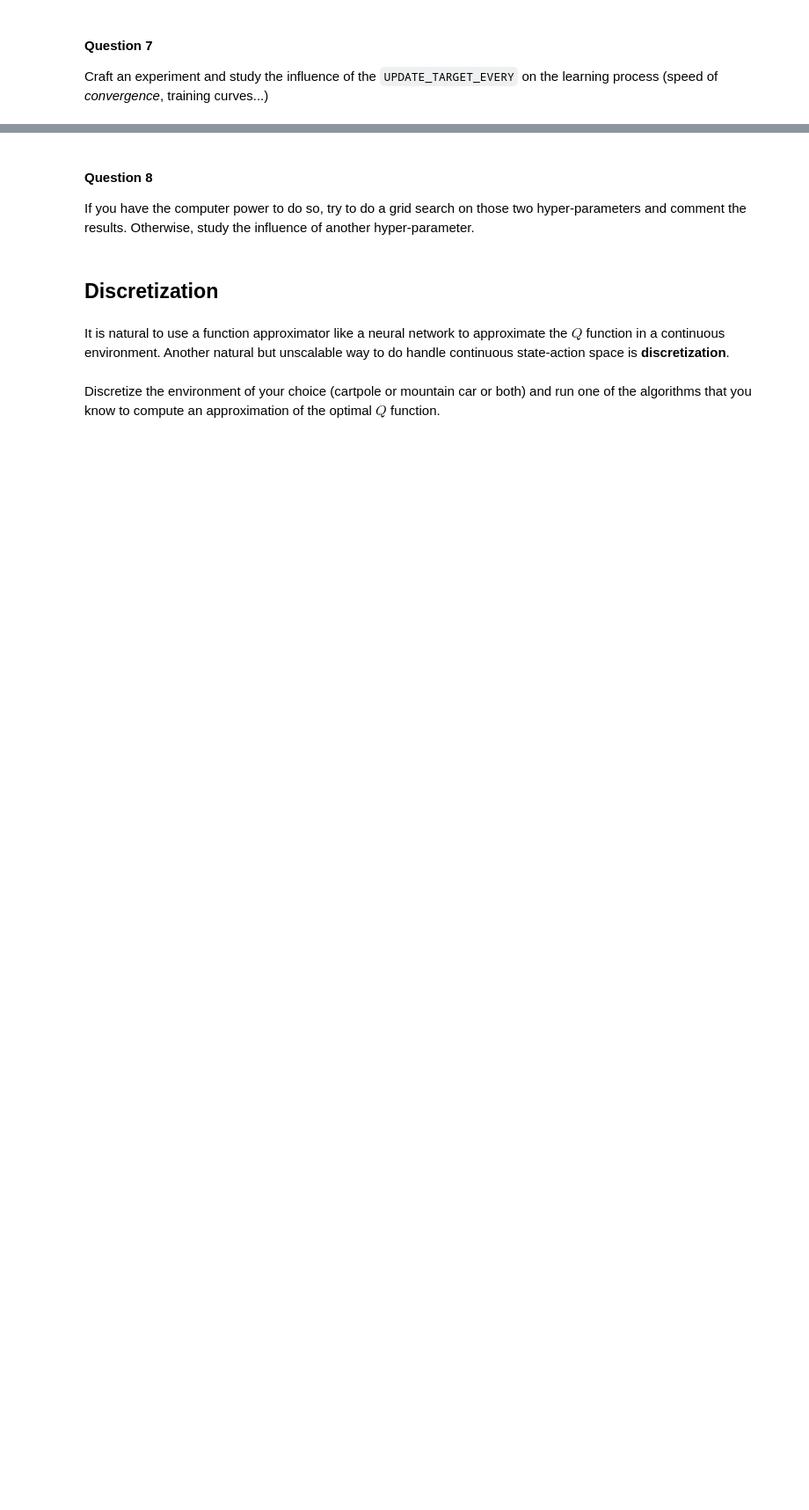
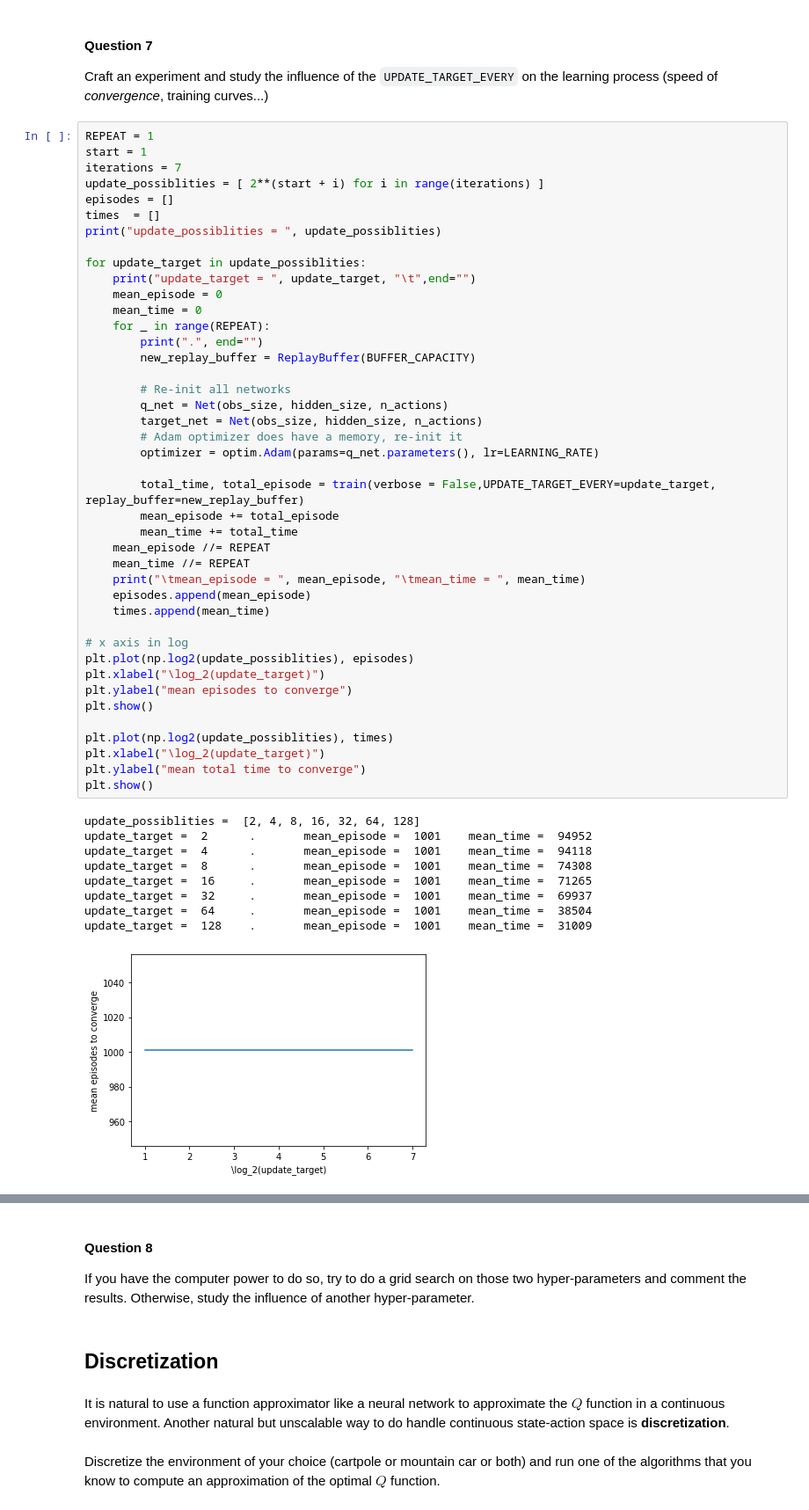
Before and after one commit to Mustapha-AJEGHRIR/RL_course, a Jupyter notebook: TD2/TD2/TD2.ipynb, the cells around one changed output, grey strips where cells are left out. Shown at 88% size. Saved outputs shown, nothing was run; the diff lists cells and outputs as text; blank space fills up the shorter version.

```diff
--- a/TD2/TD2/TD2.ipynb
+++ b/TD2/TD2/TD2.ipynb
@@ -524,3 +569,55 @@ Craft an experiment and study the influence of the `BUFFER_CAPACITY` on the lear
 #### Question 7
 
 Craft an experiment and study the influence of the `UPDATE_TARGET_EVERY` on the learning process (speed of *convergence*, training curves...)
+# %%
+REPEAT = 1
+start = 1
+iterations = 7
+update_possiblities = [ 2**(start + i) for i in range(iterations) ]
+episodes = []
+times  = []
+print("update_possiblities = ", update_possiblities)
+
+for update_target in update_possiblities:
+    print("update_target = ", update_target, "\t",end="")
+    mean_episode = 0
+    mean_time = 0
+    for _ in range(REPEAT):
+        print(".", end="")
+        new_replay_buffer = ReplayBuffer(BUFFER_CAPACITY)
+
+        # Re-init all networks
+        q_net = Net(obs_size, hidden_size, n_actions)
+        target_net = Net(obs_size, hidden_size, n_actions)
+        # Adam optimizer does have a memory, re-init it
+        optimizer = optim.Adam(params=q_net.parameters(), lr=LEARNING_RATE)
+
+        total_time, total_episode = train(verbose = False,UPDATE_TARGET_EVERY=update_target, replay_buffer=new_replay_buffer)
+        mean_episode += total_episode
+        mean_time += total_time
+    mean_episode //= REPEAT
+    mean_time //= REPEAT
+    print("\tmean_episode = ", mean_episode, "\tmean_time = ", mean_time)
+    episodes.append(mean_episode)
+    times.append(mean_time)
+
+# x axis in log
+plt.plot(np.log2(update_possiblities), episodes)
+plt.xlabel("\log_2(update_target)")
+plt.ylabel("mean episodes to converge")
+plt.show()
+
+plt.plot(np.log2(update_possiblities), times)
+plt.xlabel("\log_2(update_target)")
+plt.ylabel("mean total time to converge")
+plt.show()
+# %% [output]
+update_possiblities =  [2, 4, 8, 16, 32, 64, 128]
+update_target =  2      .       mean_episode =  1001    mean_time =  94952
+update_target =  4      .       mean_episode =  1001    mean_time =  94118
+update_target =  8      .       mean_episode =  1001    mean_time =  74308
+update_target =  16     .       mean_episode =  1001    mean_time =  71265
+update_target =  32     .       mean_episode =  1001    mean_time =  69937
+update_target =  64     .       mean_episode =  1001    mean_time =  38504
+update_target =  128    .       mean_episode =  1001    mean_time =  31009
+[figure, added]
```
Also changed, not shown: parts of 10 cells of this notebook, 10 other files.
